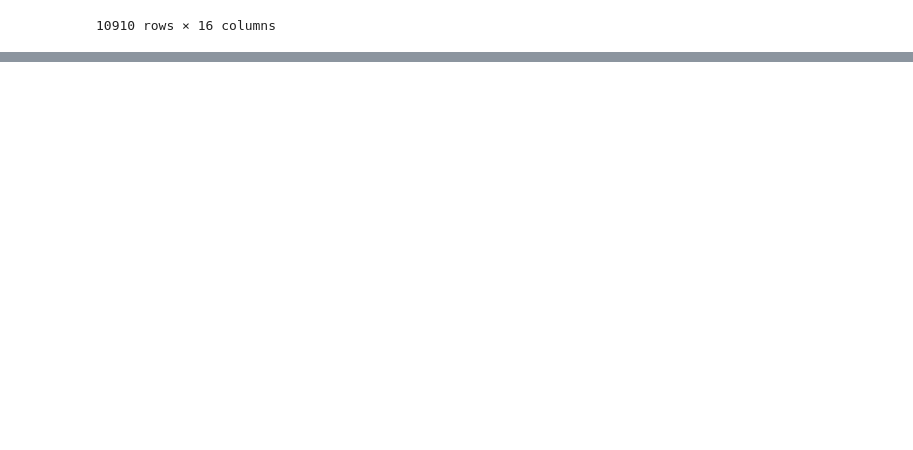
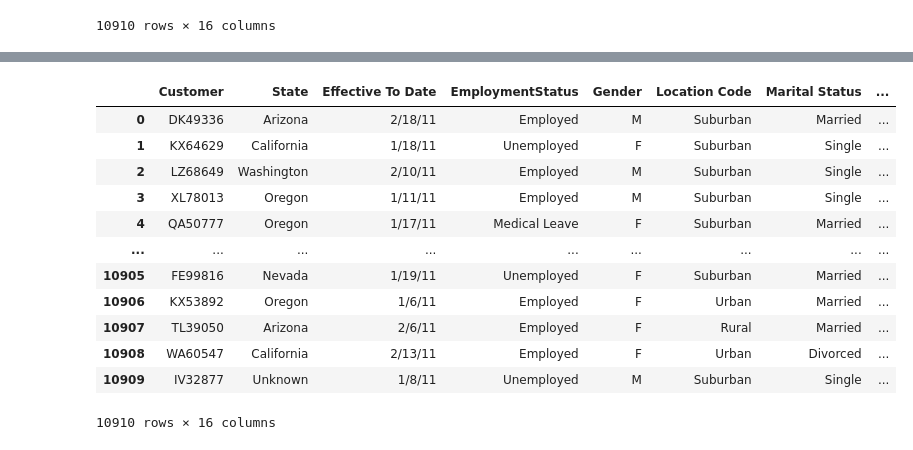
Before and after one commit to BarbaraC1983/barbaracameanlabs, a Jupyter notebook: Modelling_customer_care.ipynb, the cells around one changed output, grey strips where cells are left out. Saved outputs shown, nothing was run; the diff lists cells and outputs as text; code cells hidden in the pictures; blank space fills up the shorter version.

```diff
--- a/Modelling_customer_care.ipynb
+++ b/Modelling_customer_care.ipynb
@@ -286,0 +416,5 @@ education_dummy =pd.get_dummies(categoricals_features["Education"], drop_first=T
+# %%
+categorical_columns = ['State', 'Response','Coverage']
+for column in categorical_columns:
+      tempdf = pd.get_dummies(categoricals_features[column], prefix=column)
+print(categoricals_features)
@@ -286,0 +439,14 @@ education_dummy =pd.get_dummies(categoricals_features["Education"], drop_first=T
+# %%
+categorical_columns = ['State', 'State','Coverage']
+for column in categorical_columns:
+      tempdf = pd.get_dummies(categoricals_features[column], prefix=column)
+
+
+    categoricals_features = pd.merge(
+        left=df,
+        right=tempdf,
+        left_index=True,
+        right_index=True,
+    )
+    categoricals_features = df.drop(columns=column)
+print(categoricals_feature)
@@ -287,4 +455,5 @@ education_dummy =pd.get_dummies(categoricals_features["Education"], drop_first=T
 # %%
 ## use this function to join all the categorical features in the table again
-categoricals_features = pd.concat([categorical_features, pd.get_dummies(categoricals_features["Coverage"],prefix='coverage')],axis=1)
+merged = pd.concat([categoricals_features, pd.get_dummies(categoricals_features["Coverage"],prefix='coverage')],axis=1)
+merged
 # %% [output]
@@ -291,0 +473,20 @@ NameError: name 'categorical_features' is not defined
+# %%
+## drop the original categorical ones
+
+final = merged.drop((['Response','Coverage','Education']),axis = 1)
+# %%
+final
+# %% [output]
+|  | Customer | State | Effective To Date | EmploymentStatus | Gender | Location Code | Marital Status | ... |
+| 0 | DK49336 | Arizona | 2/18/11 | Employed | M | Suburban | Married | ... |
+| 1 | KX64629 | California | 1/18/11 | Unemployed | F | Suburban | Single | ... |
+| 2 | LZ68649 | Washington | 2/10/11 | Employed | M | Suburban | Single | ... |
+| 3 | XL78013 | Oregon | 1/11/11 | Employed | M | Suburban | Single | ... |
+| 4 | QA50777 | Oregon | 1/17/11 | Medical Leave | F | Suburban | Married | ... |
+| ... | ... | ... | ... | ... | ... | ... | ... | ... |
+| 10905 | FE99816 | Nevada | 1/19/11 | Unemployed | F | Suburban | Married | ... |
+| 10906 | KX53892 | Oregon | 1/6/11 | Employed | F | Urban | Married | ... |
+| 10907 | TL39050 | Arizona | 2/6/11 | Employed | F | Rural | Married | ... |
+| 10908 | WA60547 | California | 2/13/11 | Employed | F | Urban | Divorced | ... |
+| 10909 | IV32877 | Unknown | 1/8/11 | Unemployed | M | Suburban | Single | ... |
+10910 rows × 16 columns
```
Also changed, not shown: parts of 26 cells of this notebook.
